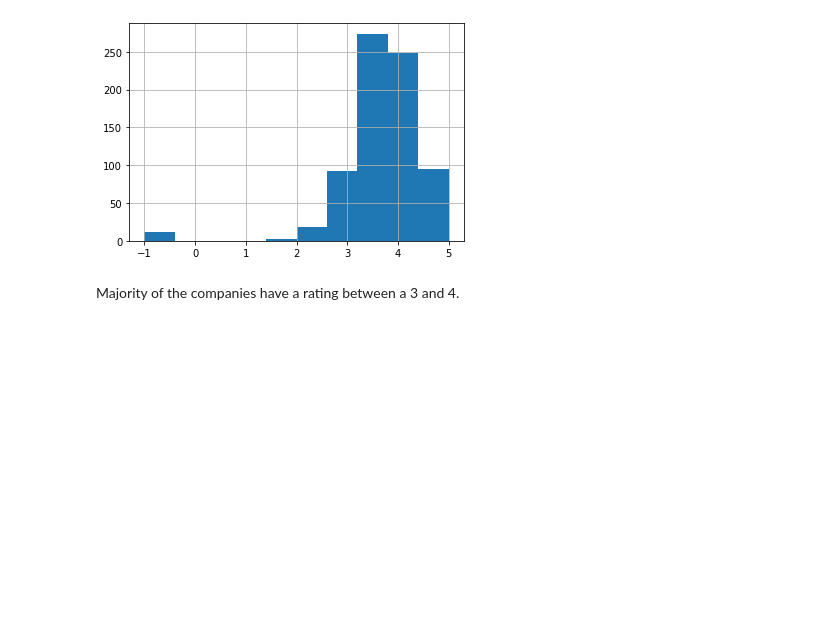
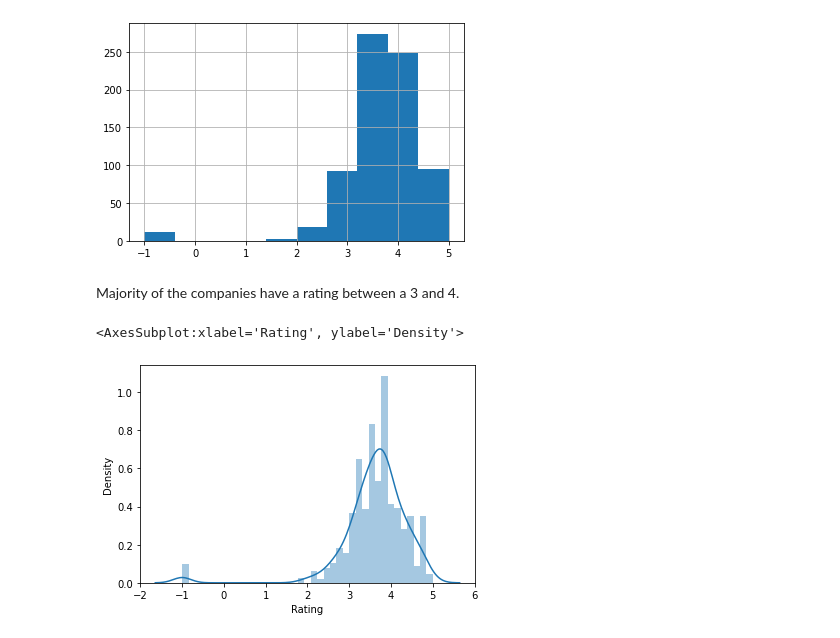
Before and after one commit to Kimmieli/Final-Project-DataScience-Salaries, a Jupyter notebook: Data Science Salary in Python.ipynb, the cells around one changed output. Saved outputs shown, nothing was run; the diff lists cells and outputs as text; code cells hidden in the pictures; blank space fills up the shorter version.

Commit message:
Update Data Science Salary in Python.ipynb
best fit curve hist

```diff
--- a/Data Science Salary in Python.ipynb
+++ b/Data Science Salary in Python.ipynb
@@ -620,3 +620,8 @@ Salaries.Rating.hist()
 [figure]
 # %% [markdown]
 Majority of the companies have a rating between a 3 and 4.
+# %%
+sns.distplot(Salaries['Rating'])
+# %% [output]
+<AxesSubplot:xlabel='Rating', ylabel='Density'>
+[figure, added]
```
